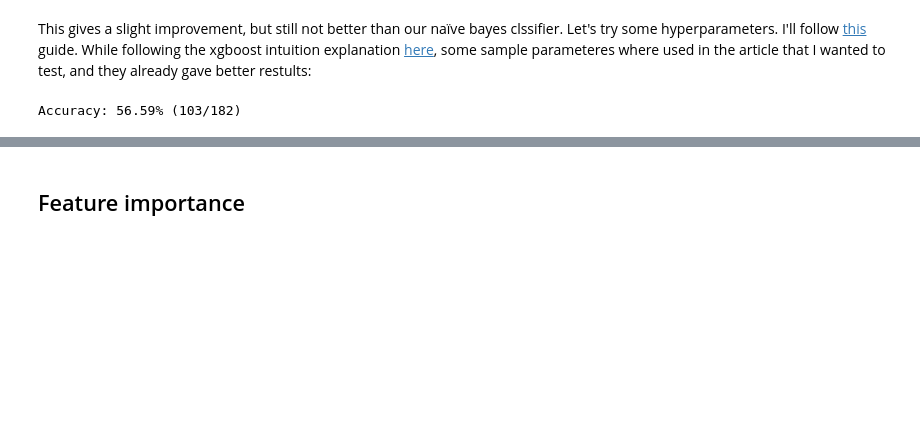
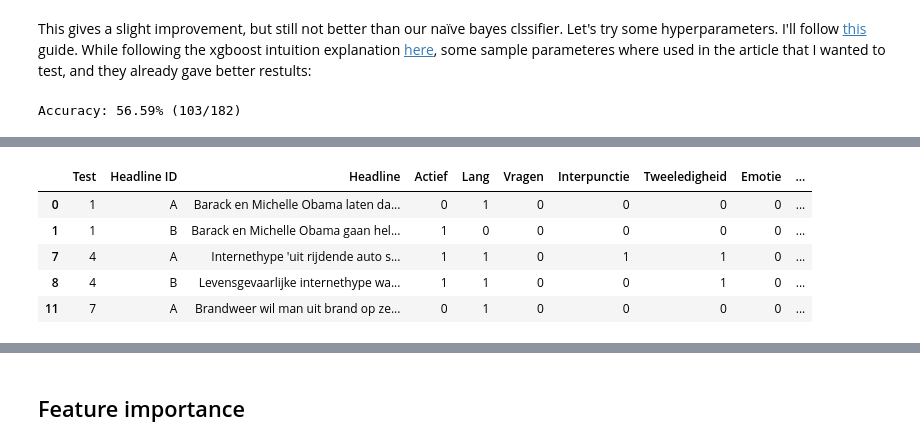
Before and after one commit to arnodeceuninck/news-headlines-research, a Jupyter notebook: 2e GradientBoostingClassifier.ipynb, the cells around one changed output, grey strips where cells are left out. Saved outputs shown, nothing was run; the diff lists cells and outputs as text; code cells hidden in the pictures; blank space fills up the shorter version.

```diff
--- a/2e GradientBoostingClassifier.ipynb
+++ b/2e GradientBoostingClassifier.ipynb
@@ -3,10 +3,14 @@
 I got XGBoost recommended to use as classifier, so let's see what it gives. Appearantly, more than half of the Kaggle competitions are won using this method. More explanation about Gradient boosting classifiers can be found [here](https://www.kaggle.com/code/prashant111/xgboost-k-fold-cv-feature-importance/notebook), [here](https://www.analyticsvidhya.com/blog/2016/01/gradient-boosting-algorithm-machine-learning/) or in [this paper](https://jerryfriedman.su.domains/ftp/trebst.pdf).
 The sklearn documentation of the sklearn GradientBoostingClassifier can be found [here](http://scikit-learn.org/stable/modules/generated/sklearn.ensemble.GradientBoostingClassifier.html). XGBoost itself has [it's own library](https://xgboost.readthedocs.io/en/stable/python/python_api.html).
 # %%
-from util import get_wpm_train_test, fit_predict_print_wp
+import numpy as np
+
+from util import get_wpm_train_test, fit_predict_print_wp, get_manually_labeled_features
 from sklearn.ensemble import GradientBoostingClassifier
 
-train_x, train_y, test_x, test_y, groups = get_wpm_train_test(include_groups=True)
+train_x_full, train_y, test_x, test_y, groups = get_wpm_train_test(include_groups=True, x_train_features_only=False)
+train_x = get_manually_labeled_features(train_x_full)
+
 model = GradientBoostingClassifier(random_state=42)
 
 fit_predict_print_wp(model, train_x, train_y, test_x, test_y)
@@ -46,48 +42,29 @@ fit_predict_print_wp(model, train_x, train_y, test_x, test_y)
 # %% [output]
 Accuracy: 56.59% (103/182)
 # %%
-from util import get_manually_labeled_features, predict_wp, evaluate_wp
+from util import get_manually_labeled_features, predict_wp, evaluate_wp, get_winners_only
 from hyperopt import STATUS_OK, Trials, fmin, hp, tpe
 
-space = {'max_depth': hp.quniform("max_depth", 3, 18, 1),
+space = {'max_depth': hp.quniform("max_depth", 2, 10, 1),
          'gamma': hp.uniform('gamma', 1, 9),
          'reg_alpha': hp.quniform('reg_alpha', 40, 180, 1),
          'reg_lambda': hp.uniform('reg_lambda', 0, 1),
          'colsample_bytree': hp.uniform('colsample_bytree', 0.5, 1),
          'min_child_weight': hp.quniform('min_child_weight', 0, 10, 1),
-         'n_estimators': 180,
+         'n_estimators': 2000,  # 180 hp.quniform('n_estimators', 100, 5000, 1),
          'seed': 42
          }
 
 group_kfold = GroupKFold(n_splits=2)
 
-train_x.reset_index(drop=True, inplace=True) # Not sure whether this is necessarily
+train_x.reset_index(drop=True, inplace=True)  # Not sure whether this is necessarily
+train_x_full.reset_index(drop=True, inplace=True)
 train_y.reset_index(drop=True, inplace=True)
 
-train_index, test_index = next(group_kfold.split(train_x, train_y, groups=groups))
-train_x_, train_y_ = train_x.iloc[train_index], train_y.iloc[train_index]
-val_x, val_y = train_x.iloc[test_index], train_y.iloc[test_index]
+train_index, test_index = next(group_kfold.split(train_x_full, train_y, groups=groups))
+train_x_, train_y_ = train_x_full.iloc[train_index], train_y.iloc[train_index]
+val_x, val_y = train_x_full.iloc[test_index], get_winners_only(train_y.iloc[test_index])
 
-def objective(space):
-    model = xgb.XGBClassifier(
-        n_estimators=space['n_estimators'], max_depth=int(space['max_depth']), gamma=space['gamma'],
-        reg_alpha=int(space['reg_alpha']), min_child_weight=int(space['min_child_weight']),
-        colsample_bytree=int(space['colsample_bytree']))
-
-    model.fit(get_manually_labeled_features(train_x_), train_y_['Winner'], groups)
-    predicted_winners = predict_wp(model, val_x)
-    accuracy = evaluate_wp(val_y, predicted_winners)
-
-    print(f"Accuracy: {accuracy} for parameters {space}")
-
-    return {'loss': -accuracy, 'status': STATUS_OK}
-
-trials = Trials()
-
-best_params = fmin(fn = objective,
-                        space = space,
-                        algo = tpe.suggest,
-                        max_evals = 100,
-                        trials = trials)
-best_params
+groups_val = train_x_['Test']
+val_x.head()
 # %% [output]
@@ -95,0 +71,6 @@ XGBoostError: [16:38:48] C:/Users/Administrator/workspace/xgboost-win64_release_
+|  | Test | Headline ID | Headline | Actief | Lang | Vragen | Interpunctie | Tweeledigheid | Emotie | ... |
+| 0 | 1 | A | Barack en Michelle Obama laten da... | 0 | 1 | 0 | 0 | 0 | 0 | ... |
+| 1 | 1 | B | Barack en Michelle Obama gaan hel... | 1 | 0 | 0 | 0 | 0 | 0 | ... |
+| 7 | 4 | A | Internethype 'uit rijdende auto s... | 1 | 1 | 0 | 1 | 1 | 0 | ... |
+| 8 | 4 | B | Levensgevaarlijke internethype wa... | 1 | 1 | 0 | 0 | 1 | 0 | ... |
+| 11 | 7 | A | Brandweer wil man uit brand op ze... | 0 | 1 | 0 | 0 | 0 | 0 | ... |
```
Also changed, not shown: parts of 23 cells of this notebook, 2 other files.
